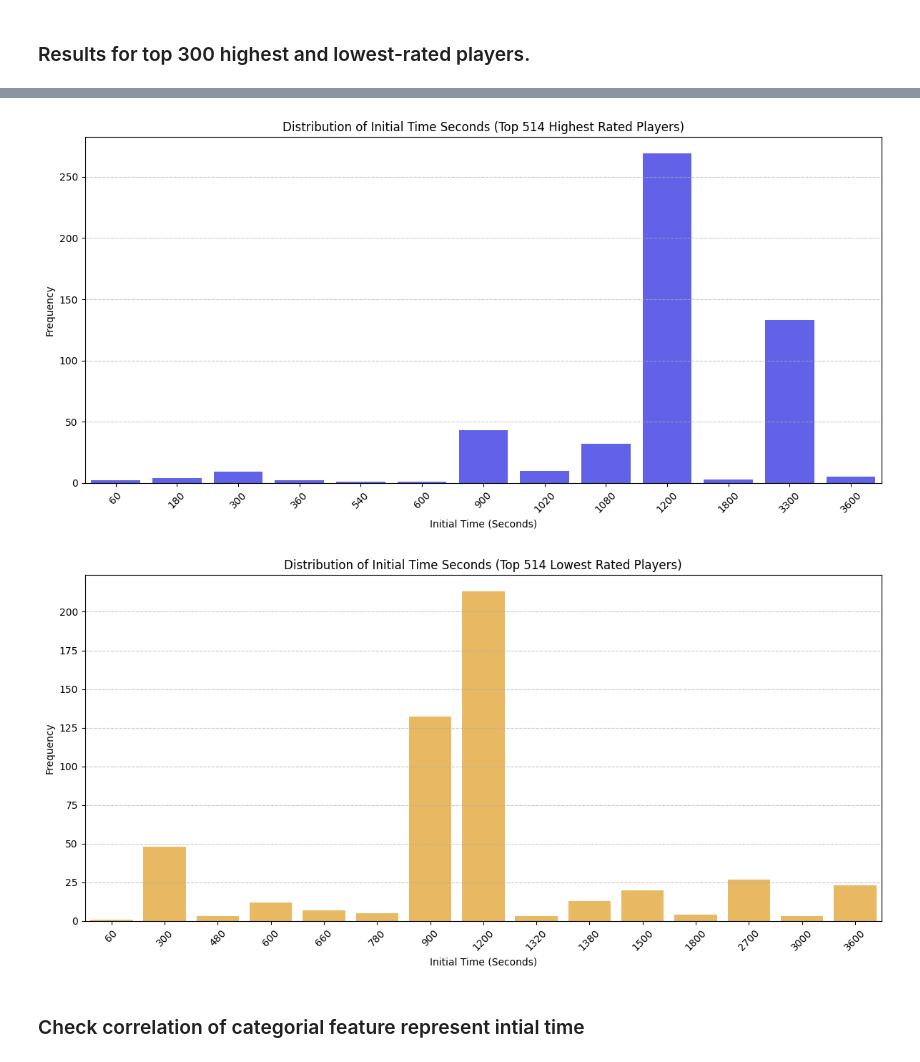
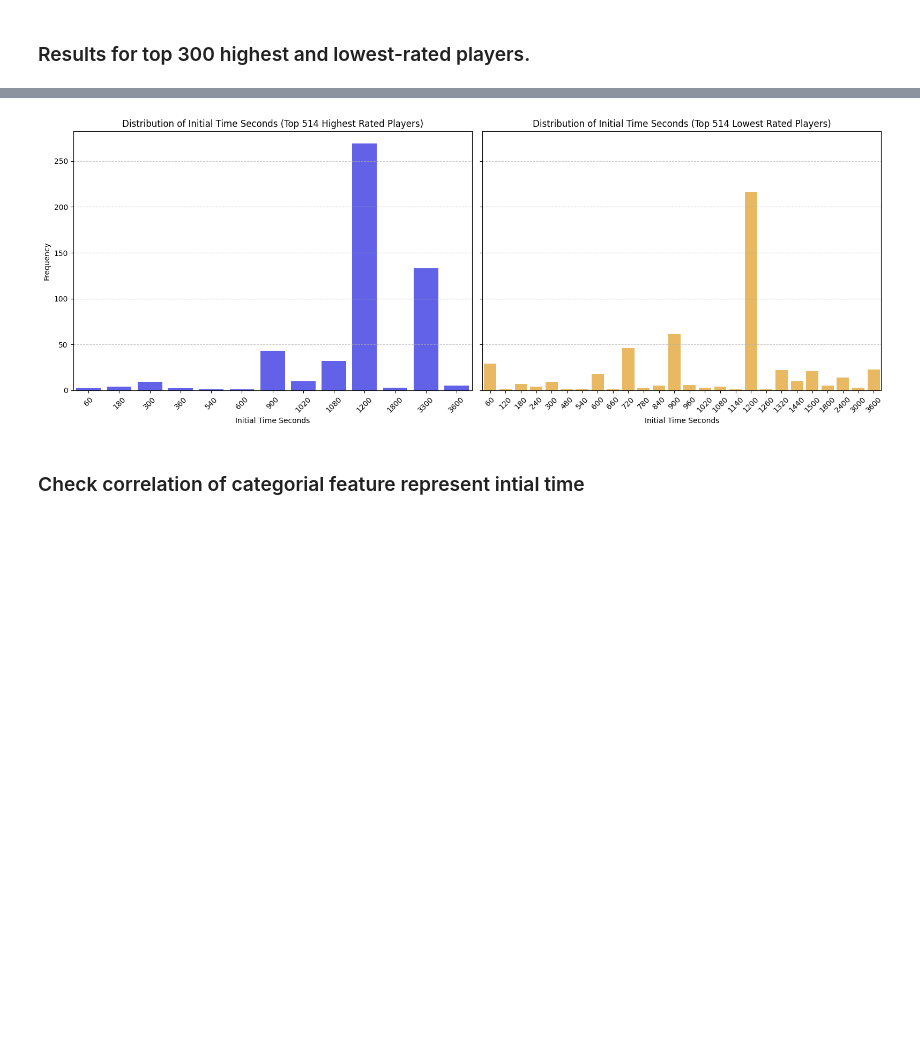
Before and after one commit to liav2002/Scrable, a Jupyter notebook: notebooks/scrable_feature_engineering.ipynb, the cells around one changed output, grey strips where cells are left out. Cells and saved outputs as stored; diff of their text form; code cells hidden in the pictures; blank space fills up the shorter version.

```diff
--- a/notebooks/scrable_feature_engineering.ipynb
+++ b/notebooks/scrable_feature_engineering.ipynb
@@ -466,6 +511,7 @@ train.head()
 # %%
 sorted_train = train.sort_values(by="user_rating", ascending=False)
-sorted_games = games.set_index("game_id").loc[sorted_train["game_id"]].reset_index()
+sorted_main = main_df.sort_values(by="user_rating", ascending=False)
+sorted_games = games.set_index("game_id").loc[sorted_main["game_id"]].reset_index()
 # %%
 sorted_train.head()
 # %% [output]
@@ -585,10 +619,9 @@ initial_time_seconds_distribution(300)
 # %%
 number_of_players =  train["user_name"].nunique()
 
-initial_time_seconds_distribution(number_of_players // 2)
+games_features_distribution_over_two_edges(n=number_of_players // 2, feature_name="initial_time_seconds", feature_label="Initial Time Seconds")
 # %% [output]
-[figure, old version]
+[figure, new version]
-[figure, removed]
 # %% [markdown]
 ### Check correlation of categorial feature represent intial time
 # %%
```
Also changed, not shown: parts of 138 cells of this notebook.
